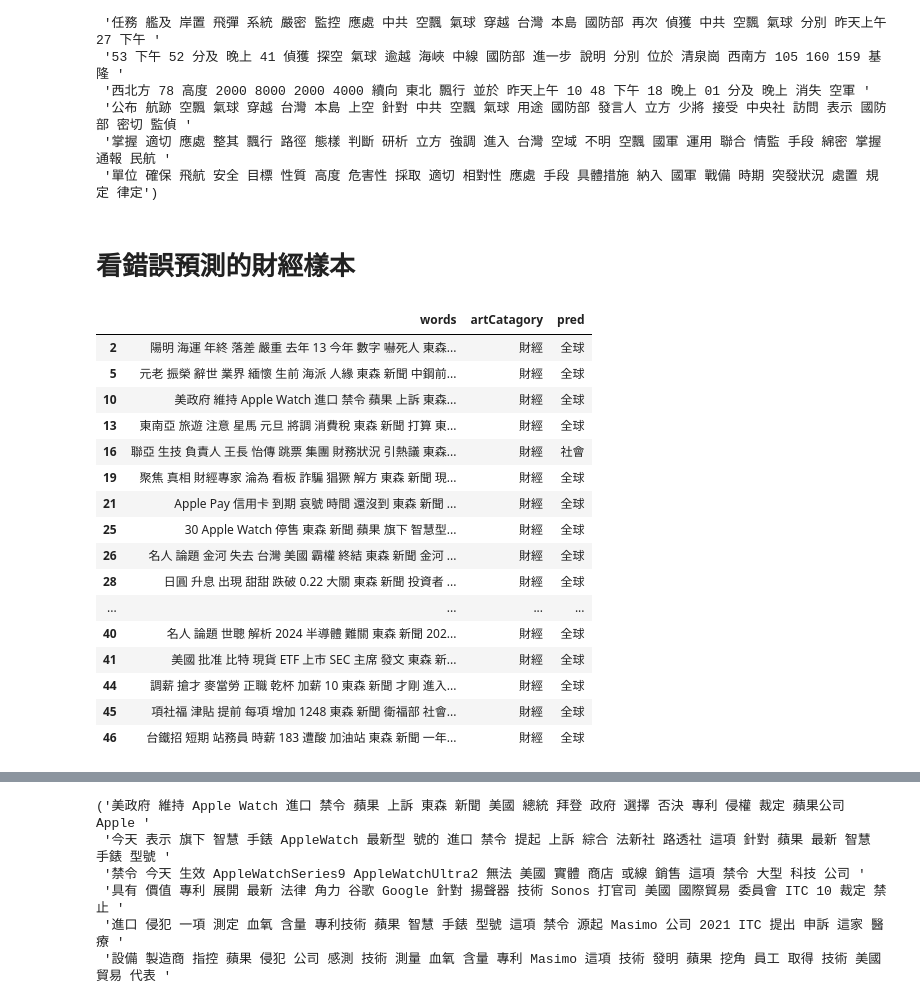
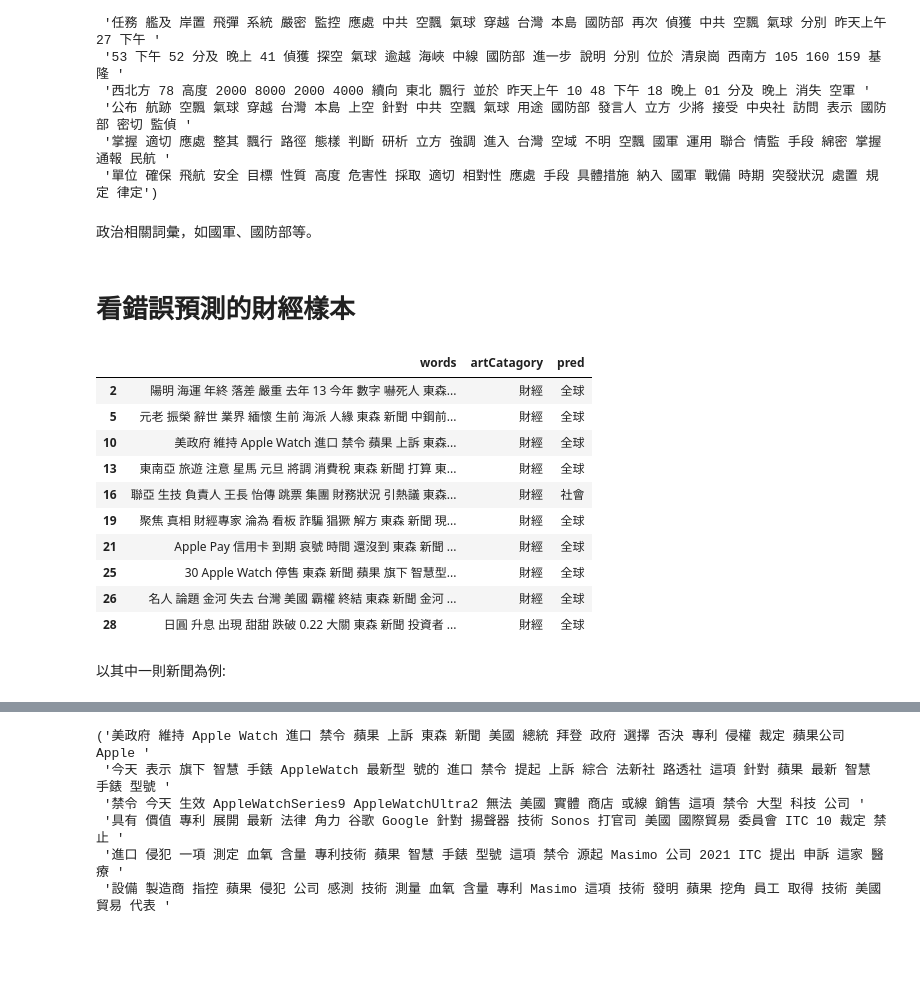
Before and after one commit to whats2000/NatureLanguageAnalyze, a Jupyter notebook: DocumentClassification.ipynb, the cells around one changed output, grey strips where cells are left out. Drawn from its saved outputs; the diff is of its cells as text; code cells hidden in the pictures; blank space fills up the shorter version.

```diff
--- a/DocumentClassification.ipynb
+++ b/DocumentClassification.ipynb
@@ -970,28 +987,26 @@ pprint(false_pred['words'][1041])
  '公布 航跡 空飄 氣球 穿越 台灣 本島 上空 針對 中共 空飄 氣球 用途 國防部 發言人 立方 少將 接受 中央社 訪問 表示 國防部 密切 監偵 '
  '掌握 適切 應處 整其 飄行 路徑 態樣 判斷 研析 立方 強調 進入 台灣 空域 不明 空飄 國軍 運用 聯合 情監 手段 綿密 掌握 通報 民航 '
  '單位 確保 飛航 安全 目標 性質 高度 危害性 採取 適切 相對性 應處 手段 具體措施 納入 國軍 戰備 時期 突發狀況 處置 規定 律定')
+# %% [markdown]
+政治相關詞彙，如國軍、國防部等。
 # %% [markdown]
 # 看錯誤預測的財經樣本
 # %%
-false_pred.loc[false_pred['artCatagory']=='財經', :].head(50)
+false_pred.loc[false_pred['artCatagory']=='財經', :].head(10)
 # %% [output]
 |  | words | artCatagory | pred |
 | 2 | 陽明 海運 年終 落差 嚴重 去年 13 今年 數字 嚇死人 東森... | 財經 | 全球 |
 | 5 | 元老 振榮 辭世 業界 緬懷 生前 海派 人緣 東森 新聞 中鋼前... | 財經 | 全球 |
 | 10 | 美政府 維持 Apple Watch 進口 禁令 蘋果 上訴 東森... | 財經 | 全球 |
 | 13 | 東南亞 旅遊 注意 星馬 元旦 將調 消費稅 東森 新聞 打算 東... | 財經 | 全球 |
 | 16 | 聯亞 生技 負責人 王長 怡傳 跳票 集團 財務狀況 引熱議 東森... | 財經 | 社會 |
 | 19 | 聚焦 真相 財經專家 淪為 看板 詐騙 猖獗 解方 東森 新聞 現... | 財經 | 全球 |
 | 21 | Apple Pay 信用卡 到期 哀號 時間 還沒到 東森 新聞 ... | 財經 | 全球 |
 | 25 | 30 Apple Watch 停售 東森 新聞 蘋果 旗下 智慧型... | 財經 | 全球 |
 | 26 | 名人 論題 金河 失去 台灣 美國 霸權 終結 東森 新聞 金河 ... | 財經 | 全球 |
 | 28 | 日圓 升息 出現 甜甜 跌破 0.22 大關 東森 新聞 投資者 ... | 財經 | 全球 |
-| ... | ... | ... | ... |
-| 40 | 名人 論題 世聰 解析 2024 半導體 難關 東森 新聞 202... | 財經 | 全球 |
-| 41 | 美國 批准 比特 現貨 ETF 上市 SEC 主席 發文 東森 新... | 財經 | 全球 |
-| 44 | 調薪 搶才 麥當勞 正職 乾杯 加薪 10 東森 新聞 才剛 進入... | 財經 | 全球 |
-| 45 | 項社福 津貼 提前 每項 增加 1248 東森 新聞 衛福部 社會... | 財經 | 全球 |
-| 46 | 台鐵招 短期 站務員 時薪 183 遭酸 加油站 東森 新聞 一年... | 財經 | 全球 |
+# %% [markdown]
+以其中一則新聞為例:
 # %%
 false_pred.loc[10, :]
 # %% [output]
```
Also changed, not shown: parts of 21 cells of this notebook.
